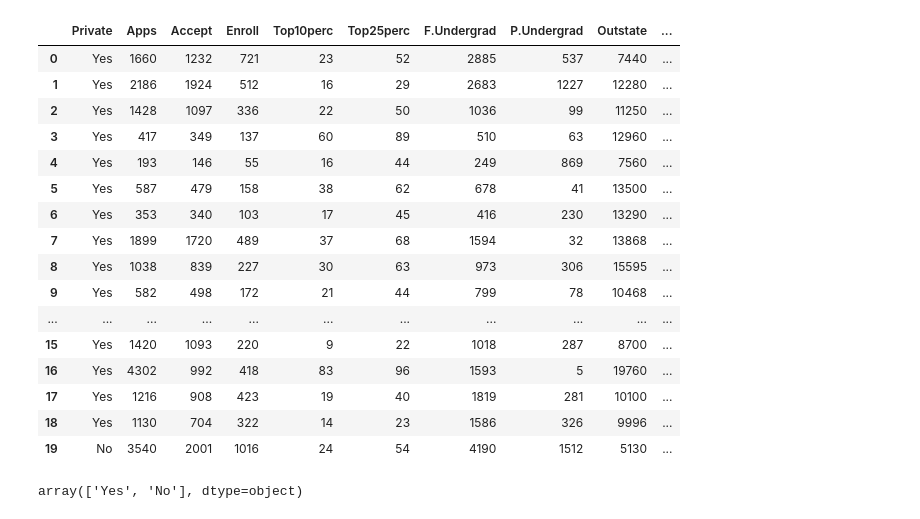
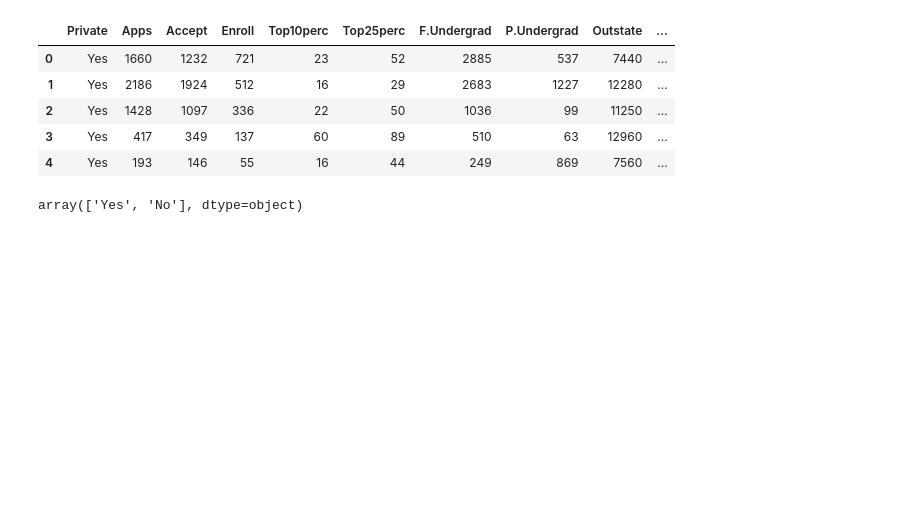
Before and after one commit to deusdevok/ISLP_Python, a Jupyter notebook: Chapter 6/Exercise9.ipynb, the cells around one changed output. Cells and saved outputs as stored; diff of their text form; code cells hidden in the pictures; blank space fills up the shorter version.

```diff
--- a/Chapter 6/Exercise9.ipynb
+++ b/Chapter 6/Exercise9.ipynb
@@ -13,25 +15,14 @@ import warnings
 warnings.filterwarnings('ignore')
 # %%
 College = load_data('College')
-College.head(20)
+College.head(5)
 # %% [output]
 |  | Private | Apps | Accept | Enroll | Top10perc | Top25perc | F.Undergrad | P.Undergrad | Outstate | ... |
 | 0 | Yes | 1660 | 1232 | 721 | 23 | 52 | 2885 | 537 | 7440 | ... |
 | 1 | Yes | 2186 | 1924 | 512 | 16 | 29 | 2683 | 1227 | 12280 | ... |
 | 2 | Yes | 1428 | 1097 | 336 | 22 | 50 | 1036 | 99 | 11250 | ... |
 | 3 | Yes | 417 | 349 | 137 | 60 | 89 | 510 | 63 | 12960 | ... |
 | 4 | Yes | 193 | 146 | 55 | 16 | 44 | 249 | 869 | 7560 | ... |
-| 5 | Yes | 587 | 479 | 158 | 38 | 62 | 678 | 41 | 13500 | ... |
-| 6 | Yes | 353 | 340 | 103 | 17 | 45 | 416 | 230 | 13290 | ... |
-| 7 | Yes | 1899 | 1720 | 489 | 37 | 68 | 1594 | 32 | 13868 | ... |
-| 8 | Yes | 1038 | 839 | 227 | 30 | 63 | 973 | 306 | 15595 | ... |
-| 9 | Yes | 582 | 498 | 172 | 21 | 44 | 799 | 78 | 10468 | ... |
-| ... | ... | ... | ... | ... | ... | ... | ... | ... | ... | ... |
-| 15 | Yes | 1420 | 1093 | 220 | 9 | 22 | 1018 | 287 | 8700 | ... |
-| 16 | Yes | 4302 | 992 | 418 | 83 | 96 | 1593 | 5 | 19760 | ... |
-| 17 | Yes | 1216 | 908 | 423 | 19 | 40 | 1819 | 281 | 10100 | ... |
-| 18 | Yes | 1130 | 704 | 322 | 14 | 23 | 1586 | 326 | 9996 | ... |
-| 19 | No | 3540 | 2001 | 1016 | 24 | 54 | 4190 | 1512 | 5130 | ... |
 # %%
 College['Private'].unique()
 # %% [output]
```
Also changed, not shown: parts of 13 cells of this notebook, 2 other files.
